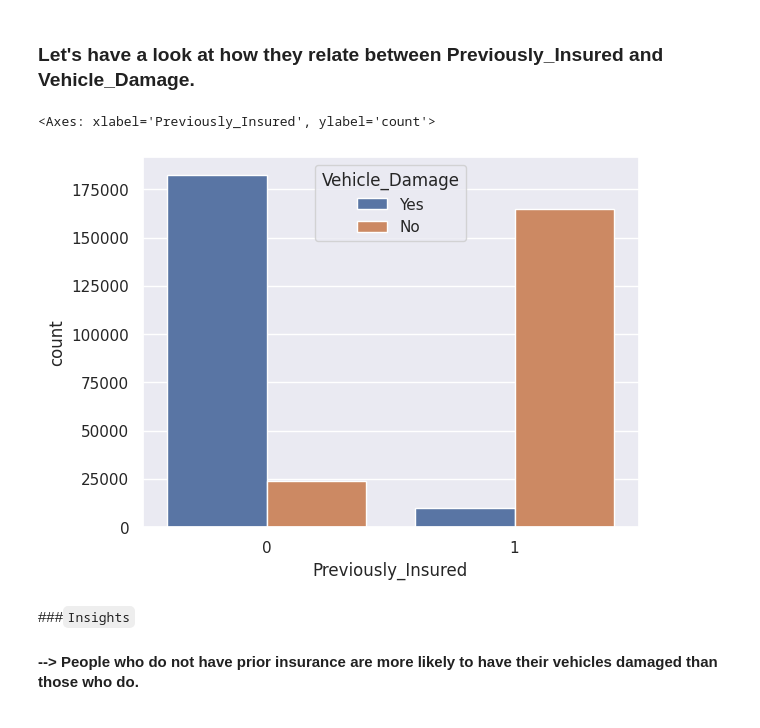
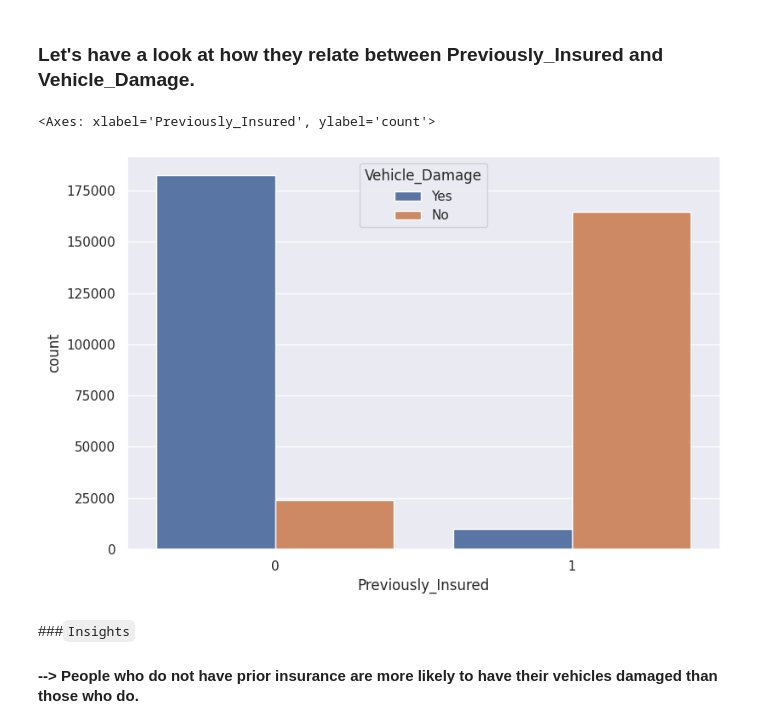
Before and after one commit to Deeppatel0510/Health_Insurance_Cross_Sell_Prediction, a Jupyter notebook: Health_Insurance_Cross_Sell_Prediction.ipynb, the cells around one changed output. Drawn from its saved outputs; the diff is of its cells as text; code cells hidden in the pictures.

```diff
--- a/Health_Insurance_Cross_Sell_Prediction.ipynb
+++ b/Health_Insurance_Cross_Sell_Prediction.ipynb
@@ -314,10 +367,11 @@ plt.show()
 ### Let's have a look at how they relate between Previously_Insured and Vehicle_Damage.
 # %%
 # Plot countplot of Previously_Insured and vehicle_Damage
+plt.figure(figsize=(9, 6))
 sns.countplot(x = 'Previously_Insured', data = ins_df, hue = 'Vehicle_Damage')
 # %% [output]
 <Axes: xlabel='Previously_Insured', ylabel='count'>
-[figure, old version]
+[figure, new version]
 # %% [markdown]
 ###`Insights`
 #### --> People who do not have prior insurance are more likely to have their vehicles damaged than those who do.
```
Also changed, not shown: parts of 45 cells of this notebook.
